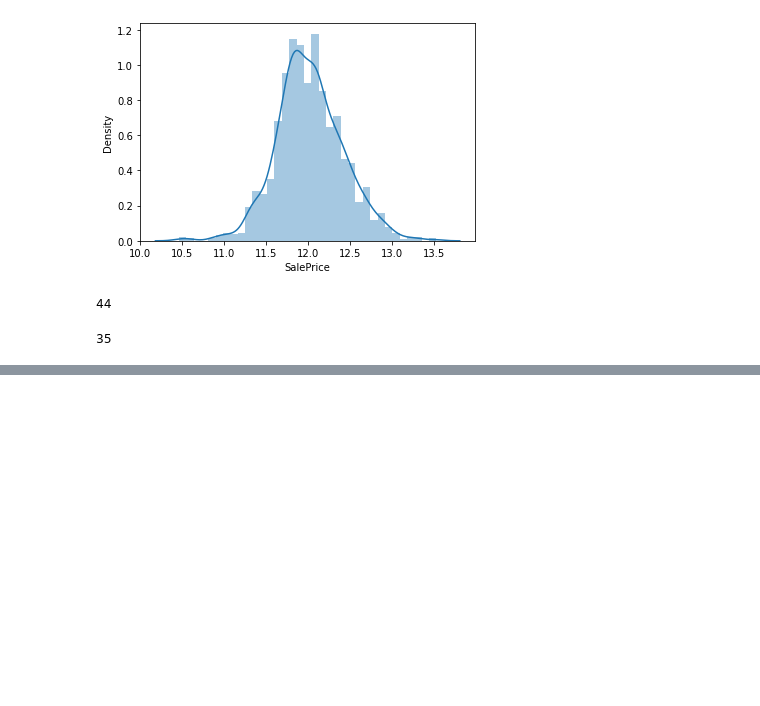
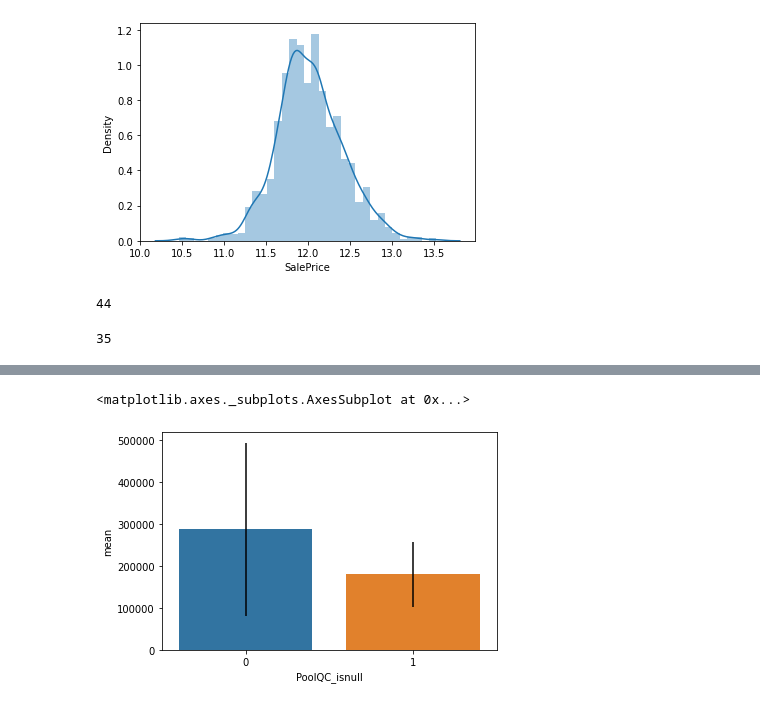
Before and after one commit to Ritesh-Sil/100-days-of-machine-learning, a Jupyter notebook: Regression_model.ipynb, the cells around one changed output, grey strips where cells are left out. Saved outputs shown, nothing was run; the diff lists cells and outputs as text; code cells hidden in the pictures; blank space fills up the shorter version.

```diff
--- a/Regression_model.ipynb
+++ b/Regression_model.ipynb
@@ -66,0 +110,9 @@ var_missing_values = [col for col in df.columns if df[col].isnull().sum()>0]
+# %%
+#Analyse the variables with missing values with the target variable
+df['PoolQC'].isnull().sum()
+df['PoolQC_isnull'] = np.where(df['PoolQC'].isnull(),1,0)
+tmp = df.groupby('PoolQC_isnull')['SalePrice'].agg(['mean','std']).reset_index()
+sns.barplot(data = tmp, x='PoolQC_isnull', y ='mean', yerr=tmp['std'])
+# %% [output]
+<matplotlib.axes._subplots.AxesSubplot at 0x...>
+[figure, added]
```
Also changed, not shown: parts of 5 cells of this notebook.
